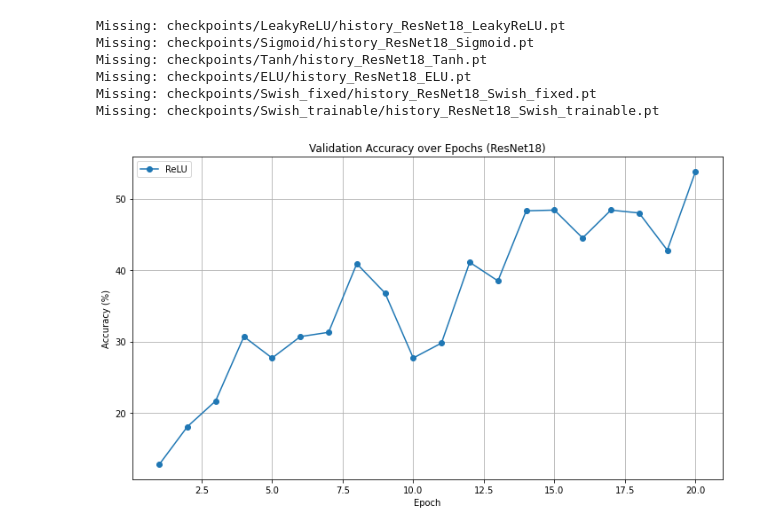
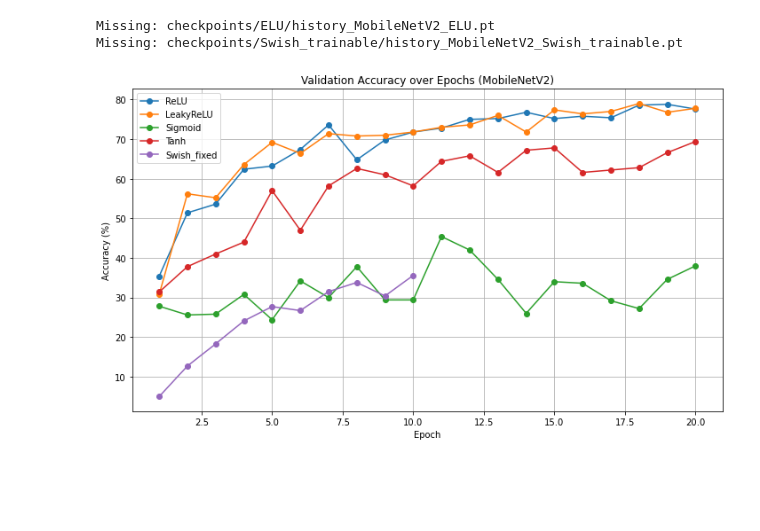
Before and after one commit to ashleychen628/6699-final-project, a Jupyter notebook: ImageNet.ipynb, the cells around one changed output. Drawn from its saved outputs; the diff is of its cells as text; code cells hidden in the pictures; blank space fills up the shorter version.

Commit message:
mobilenetV2

```diff
--- a/ImageNet.ipynb
+++ b/ImageNet.ipynb
@@ -105,8 +105,8 @@ num_classes = 20  # or 100 for ImageNet-100
 # %%
 model = {
-    'ResNet18': ResNet18(activation=activation_map[SELECT_ACTIVATION], num_classes=20),
-    'CustomCNN': CustomCNN(activation=activation_map[SELECT_ACTIVATION], num_classes=20),
-    'MobileNetV2': MobileNetV2(activation=activation_map[SELECT_ACTIVATION], num_classes=20)
+    'ResNet18': ResNet18(activation=activation_map[SELECT_ACTIVATION], num_classes=10),
+    'CustomCNN': CustomCNN(activation=activation_map[SELECT_ACTIVATION], num_classes=10),
+    'MobileNetV2': MobileNetV2(activation=activation_map[SELECT_ACTIVATION], num_classes=10)
 
 }[SELECT_MODEL].to(device)
 
@@ -115,6 +115,9 @@ optimizer = SGD(model.parameters(), lr=0.01, momentum=0.9, weight_decay=1e-4, ne
 scheduler = CosineAnnealingLR(optimizer, T_max=200)
 
 NUM_EPOCHS = 20
+
+hist_dir = os.path.join("checkpoints", SELECT_ACTIVATION)
+os.makedirs(hist_dir, exist_ok=True)
 history = {
     'train_loss': [],
     'train_acc': [],
@@ -125,7 +128,19 @@ history = {
     'max_gpu_mem': []     # Track max GPU memory (in MB)
 }
 
-for epoch in range(1, NUM_EPOCHS+1):
+resume_path = os.path.join(hist_dir, f"resume_{SELECT_MODEL}_{SELECT_ACTIVATION}.pt")
+start_epoch = 1
+
+if os.path.exists(resume_path):
+    print(f"Resuming training from {resume_path}")
+    checkpoint = torch.load(resume_path)
+    model.load_state_dict(checkpoint['model_state_dict'])
+    optimizer.load_state_dict(checkpoint['optimizer_state_dict'])
+    scheduler.load_state_dict(checkpoint['scheduler_state_dict'])
+    history = checkpoint['history']
+    start_epoch = checkpoint['epoch'] + 1
+
+for epoch in range(start_epoch, NUM_EPOCHS+1):
     start_time = time.time()
     torch.cuda.reset_peak_memory_stats()  # Reset tracking
 
@@ -158,6 +173,17 @@ for epoch in range(1, NUM_EPOCHS+1):
     print(f"Epoch {epoch}/{NUM_EPOCHS} Train Acc: {100.*correct/total:.2f}% | "
           f"Val Top-1 Acc: {val_top1:.2f}% | Val Top-5 Acc: {val_top5:.2f}%")
 
+    # Save checkpoint for resume
+    resume_state = {
+        'model_state_dict': model.state_dict(),
+        'optimizer_state_dict': optimizer.state_dict(),
+        'scheduler_state_dict': scheduler.state_dict(),
+        'history': history,
+        'epoch': epoch
+    }
+    torch.save(resume_state, os.path.join(hist_dir, f"resume_{SELECT_MODEL}_{SELECT_ACTIVATION}.pt"))
+
+
 # Save Model
 
 save_dir = os.path.join("model", SELECT_ACTIVATION)
@@ -167,8 +193,6 @@ save_path = os.path.join(save_dir, f"ImageNet100_{SELECT_MODEL}_{SELECT_ACTIVATI
 torch.save(model.state_dict(), save_path)
 
 # save history
-hist_dir = os.path.join("checkpoints", SELECT_ACTIVATION)
-os.makedirs(hist_dir, exist_ok=True)
 
 hist_path = os.path.join(hist_dir, f"history_{SELECT_MODEL}_{SELECT_ACTIVATION}.pt")
 torch.save(history, hist_path)
@@ -194,41 +226,38 @@ import torch
 import matplotlib.pyplot as plt
 
 BASE_DIR = "checkpoints"  # or wherever your .pt files are saved
-SELECT_MODEL = "ResNet18"  # or "ResNet18", etc.
+SELECT_MODEL = "MobileNetV2"  # or "ResNet18", "MobileNetV2", etc.
 
 # List all activations you used in training
 ACTIVATIONS = ['ReLU', 'LeakyReLU', 'Sigmoid', 'Tanh', 'ELU', 'Swish_fixed', 'Swish_trainable']
 
 plt.figure(figsize=(10,6))
 
 for activation in ACTIVATIONS:
     hist_path = os.path.join(BASE_DIR, activation, f"history_{SELECT_MODEL}_{activation}.pt")
     if not os.path.exists(hist_path):
         print(f"Missing: {hist_path}")
         continue
 
     history = torch.load(hist_path)
-    acc_list = history.get('val_acc', history.get('test_acc', []))
+    acc_list = history.get('val_acc', history.get('val_acc', []))
+    max_gpu_list = history.get('max_gpu_mem', history.get('max_gpu_mem', []))
 
     if not acc_list:
         print(f"No val/test acc found in {activation}")
         continue
 
-    epochs = range(1, len(acc_list) + 1)
-    plt.plot(epochs, acc_list, marker='o', label=activation)
+    epochs = range(1, len( acc_list) + 1)
+    plt.plot(epochs,  acc_list, marker='o', label=activation)
 
 plt.title(f"Validation Accuracy over Epochs ({SELECT_MODEL})")
 plt.xlabel("Epoch")
 plt.ylabel("Accuracy (%)")
 plt.grid(True)
 plt.legend()
 plt.tight_layout()
 plt.show()
 # %% [output]
-Missing: checkpoints/LeakyReLU/history_ResNet18_LeakyReLU.pt
-Missing: checkpoints/Sigmoid/history_ResNet18_Sigmoid.pt
-Missing: checkpoints/Tanh/history_ResNet18_Tanh.pt
-Missing: checkpoints/ELU/history_ResNet18_ELU.pt
-Missing: checkpoints/Swish_fixed/history_ResNet18_Swish_fixed.pt
-Missing: checkpoints/Swish_trainable/history_ResNet18_Swish_trainable.pt
+Missing: checkpoints/ELU/history_MobileNetV2_ELU.pt
+Missing: checkpoints/Swish_trainable/history_MobileNetV2_Swish_trainable.pt
-[figure, old version]
+[figure, new version]
```
Also changed, not shown: parts of 4 cells of this notebook, 32 other files.
